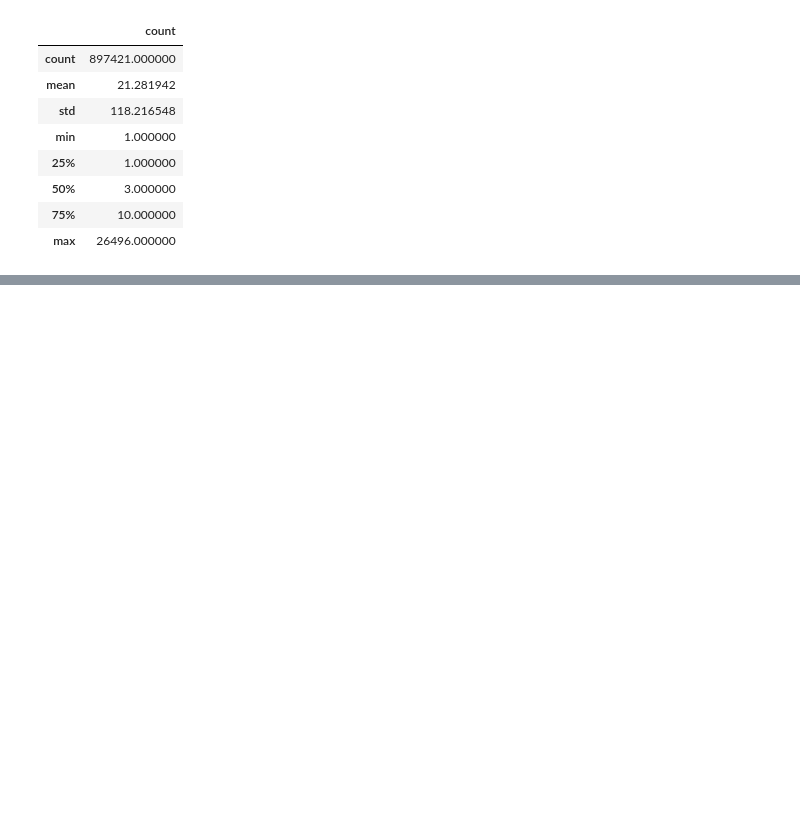
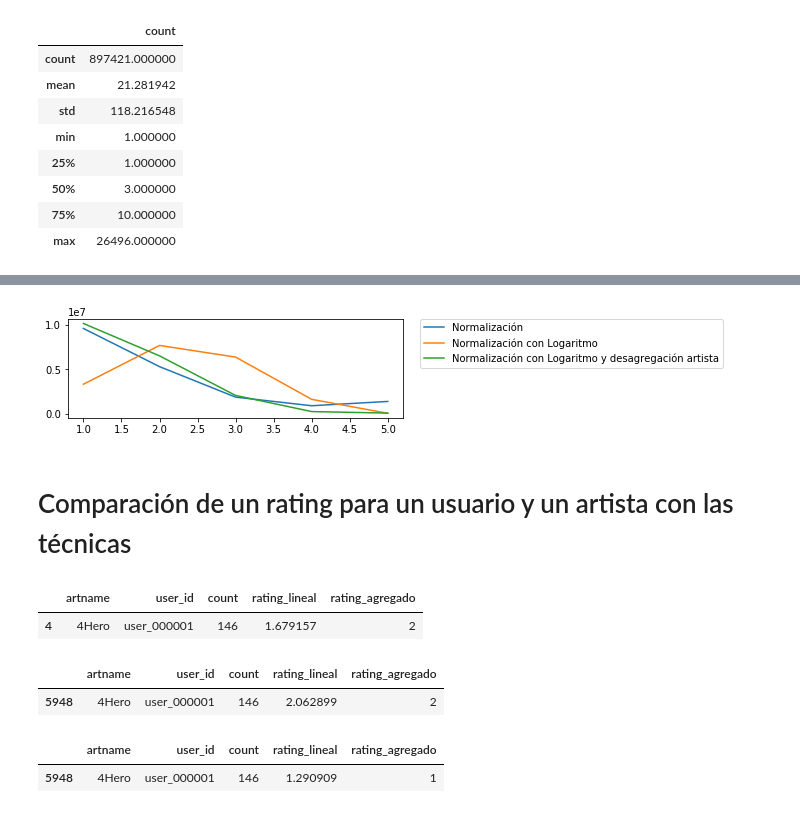
Before and after one commit to minigonche/sistemas_de_recomendacion_2020, a Jupyter notebook: talleres/taller_1/modelos/Matriz_Rating_BalanceLinealSimple.ipynb, the cells around one changed output, grey strips where cells are left out. Cells and saved outputs as stored; diff of their text form; code cells hidden in the pictures; blank space fills up the shorter version.

```diff
--- a/talleres/taller_1/modelos/Matriz_Rating_BalanceLinealSimple.ipynb
+++ b/talleres/taller_1/modelos/Matriz_Rating_BalanceLinealSimple.ipynb
@@ -218,0 +201,9 @@ df_ratings_final.plot.line(x='rating_agregado', y='sum', figsize=(10,10))
+# %%
+df_ratings_final1 = df_ratings3.groupby(['artname', 'user_id']).agg({'count':'sum', 'rating_lineal':'median'})
+df_ratings_final1 = df_ratings_final1.reset_index(level=[0,1])
+# Aplicación de función
+df_ratings_final1['rating_agregado'] = df_ratings_final1.rating_lineal.apply(rating_global)
+
+# Agregación de resultados para mostrar gráfica
+df_ratings_fin1 = df_ratings_final1.groupby(['rating_agregado'])['count'].agg({'sum'})
+df_ratings_fin1 = df_ratings_fin1.reset_index(level=[0])
@@ -218,0 +226,17 @@ df_ratings_final.plot.line(x='rating_agregado', y='sum', figsize=(10,10))
+# %%
+# Conversión multitupla a Dataframe
+columnas = ['artname', 'user_id', 'year', 'month', 'count', 'count_ln', 'rating_lineal']
+df_ratings4 = pd.DataFrame(np.concatenate(resultArray), columns = columnas )
+df_ratings4.year=df_ratings4.year.astype('int64')
+df_ratings4.month=df_ratings4.month.astype('int64')
+df_ratings4['count']=df_ratings4['count'].astype('int64')
+df_ratings4.count_ln=df_ratings4.count_ln.astype('float64')
+df_ratings4.rating_lineal=df_ratings4.rating_lineal.astype('float64')
+# %%
+df_ratings_final2 = df_ratings4.groupby(['artname', 'user_id']).agg({'count':'sum', 'rating_lineal':'median'})
+df_ratings_final2 = df_ratings_final2.reset_index(level=[0,1])
+# Aplicación de función
+df_ratings_final2['rating_agregado'] = df_ratings_final2.rating_lineal.apply(rating_global)
+# Agregación de resultados para mostrar gráfica
+df_ratings_fin2 = df_ratings_final2.groupby(['rating_agregado'])['count'].agg({'sum'})
+df_ratings_fin2 = df_ratings_fin2.reset_index(level=[0])
@@ -218,0 +256,21 @@ df_ratings_final.plot.line(x='rating_agregado', y='sum', figsize=(10,10))
+# %%
+x_values1= df_ratings_final.rating_agregado.values
+y_values1= df_ratings_final['sum'].values
+
+x_values2=df_ratings_fin1.rating_agregado.values
+y_values2=df_ratings_fin1['sum'].values
+
+x_values3=df_ratings_fin2.rating_agregado.values
+y_values3=df_ratings_fin2['sum'].values
+
+plt.subplot(212)
+
+plt.plot(x_values1, y_values1, label="Normalización")
+plt.plot(x_values2, y_values2,  label="Normalización con Logaritmo")
+plt.plot(x_values3, y_values3,  label="Normalización con Logaritmo y desagregación artista")
+
+plt.legend(bbox_to_anchor=(1.05, 1), loc='upper left', borderaxespad=0.)
+
+plt.show()
+# %% [output]
+[figure, added]
@@ -218,0 +282,17 @@ df_ratings_final.plot.line(x='rating_agregado', y='sum', figsize=(10,10))
+# %% [markdown]
+#  Comparación de un rating para un usuario y un artista con las técnicas
+# %%
+df_ratings[(df_ratings.artname == '4Hero') & (df_ratings.user_id == 'user_000001')]
+# %% [output]
+|  | artname | user_id | count | rating_lineal | rating_agregado |
+| 4 | 4Hero | user_000001 | 146 | 1.679157 | 2 |
+# %%
+df_ratings_final1[(df_ratings_final1.artname == '4Hero') & (df_ratings_final1.user_id == 'user_000001')]
+# %% [output]
+|  | artname | user_id | count | rating_lineal | rating_agregado |
+| 5948 | 4Hero | user_000001 | 146 | 2.062899 | 2 |
+# %%
+df_ratings_final2[(df_ratings_final2.artname == '4Hero') & (df_ratings_final2.user_id == 'user_000001')]
+# %% [output]
+|  | artname | user_id | count | rating_lineal | rating_agregado |
+| 5948 | 4Hero | user_000001 | 146 | 1.290909 | 1 |
```
Also changed, not shown: parts of 36 cells of this notebook.
